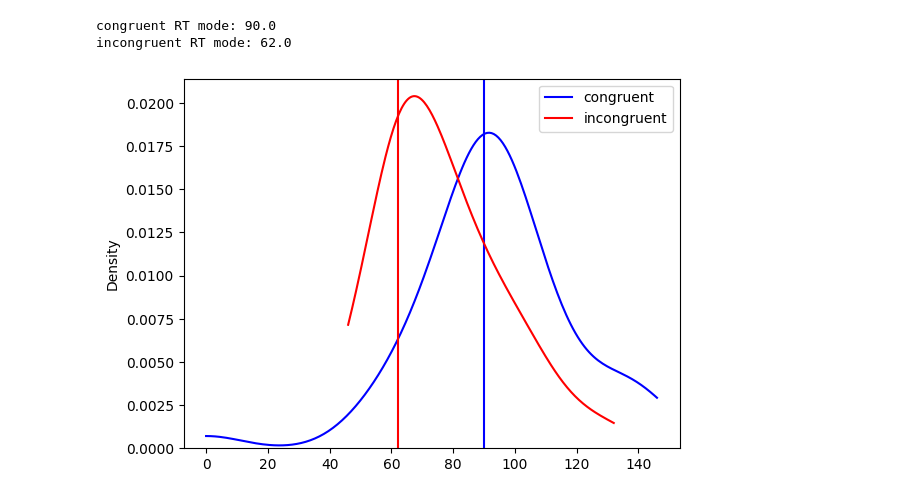
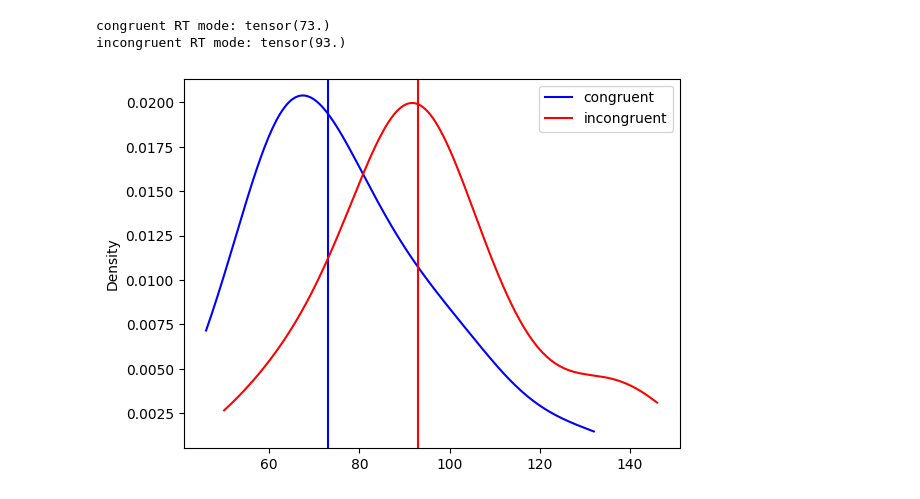
Before and after one commit to morteza/CogPonder, a Jupyter notebook: notebooks/SRO Playground.ipynb, the cells around one changed output. Cells and saved outputs as stored; diff of their text form; code cells hidden in the pictures.

```diff
--- a/notebooks/SRO Playground.ipynb
+++ b/notebooks/SRO Playground.ipynb
@@ -4,32 +4,33 @@ import seaborn as sns
 # %%
 %reload_ext autoreload
 %autoreload 3
 
 from src.cogponder.datasets import StroopSRODataset, CogPonderDataModule
 import matplotlib.pyplot as plt
 import seaborn as sns
 
 datamodule = CogPonderDataModule(StroopSRODataset(1))
 
 dataset = StroopSRODataset(n_subjects=1, response_step_interval=10)
-X, conditions, is_corrects, response_steps = dataset[0]
+X, conditions, is_corrects, responses, response_steps = dataset[0]
 
-rs = response_steps[conditions.bool()]
-print('congruent RT mode:', rs.float().mode().values.numpy())
+congruent_mask = conditions.bool()
+rs = response_steps[congruent_mask].float()
+print('congruent RT mode:', rs.median())
 sns.kdeplot(rs, label='congruent', color='blue', cut=0)
-plt.axvline(rs.mode().values.numpy(), color='blue')
+plt.axvline(rs.median().numpy(), color='blue')
 
-rs = response_steps[~conditions.bool()]
-print('incongruent RT mode:', rs.float().mode().values.numpy())
+rs = response_steps[~congruent_mask].float()
+print('incongruent RT mode:', rs.median())
 sns.kdeplot(rs, label='incongruent', color='red', cut=0)
-plt.axvline(rs.mode().values.numpy(), color='red')
+plt.axvline(rs.median().numpy(), color='red')
 
 plt.legend()
 plt.show()
 # %% [output]
-congruent RT mode: 90.0
-incongruent RT mode: 62.0
+congruent RT mode: tensor(73.)
+incongruent RT mode: tensor(93.)
-[figure, old version]
+[figure, new version]
 # %%
 data = pd.read_csv('data/Self_Regulation_Ontology/stroop.csv.gz', index_col=0)
 # %%
```
Also changed, not shown: 1 other file.
